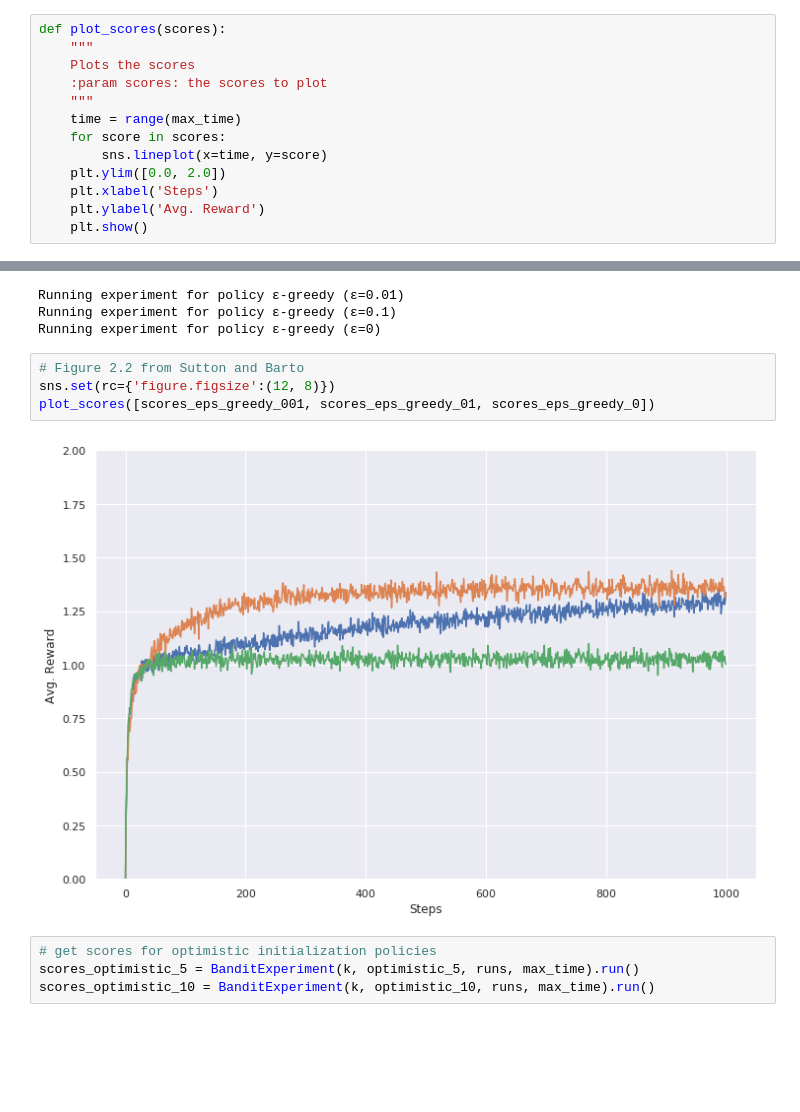
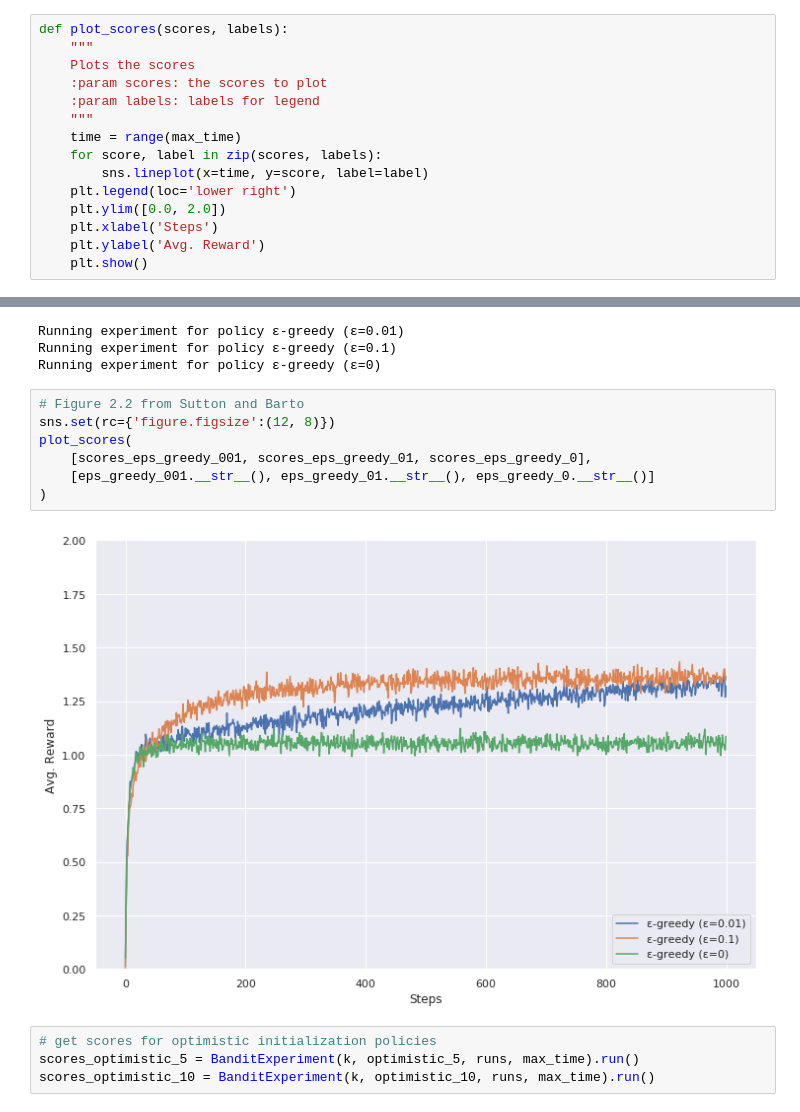
Before and after one commit to BogdanFloris/Reinforcement-Learning, a Jupyter notebook: playgrounds/k_armed_bandit.ipynb, the cells around one changed output, grey strips where cells are left out. Saved outputs shown, nothing was run; the diff lists cells and outputs as text; blank space fills up the shorter version.

Commit message:
added legend to k armed bandit plots

```diff
--- a/playgrounds/k_armed_bandit.ipynb
+++ b/playgrounds/k_armed_bandit.ipynb
@@ -70,14 +70,16 @@ optimistic_10 = GreedyWithOptimisticInitPolicy(init_val=10)
 ucb_1 = UCBPolicy(c=1)
 ucb_2 = UCBPolicy(c=2)
 # %%
-def plot_scores(scores):
+def plot_scores(scores, labels):
     """
     Plots the scores
     :param scores: the scores to plot
+    :param labels: labels for legend
     """
     time = range(max_time)
-    for score in scores:
-        sns.lineplot(x=time, y=score)
+    for score, label in zip(scores, labels):
+        sns.lineplot(x=time, y=score, label=label)
+    plt.legend(loc='lower right')
     plt.ylim([0.0, 2.0])
     plt.xlabel('Steps')
     plt.ylabel('Avg. Reward')
@@ -94,9 +96,12 @@ Running experiment for policy ε-greedy (ε=0)
 # %%
 # Figure 2.2 from Sutton and Barto
 sns.set(rc={'figure.figsize':(12, 8)})
-plot_scores([scores_eps_greedy_001, scores_eps_greedy_01, scores_eps_greedy_0])
+plot_scores(
+    [scores_eps_greedy_001, scores_eps_greedy_01, scores_eps_greedy_0],
+    [eps_greedy_001.__str__(), eps_greedy_01.__str__(), eps_greedy_0.__str__()]
+)
 # %% [output]
-[figure, old version]
+[figure, new version]
 # %%
 # get scores for optimistic initialization policies
 scores_optimistic_5 = BanditExperiment(k, optimistic_5, runs, max_time).run()
```
Also changed, not shown: parts of 3 cells of this notebook.
